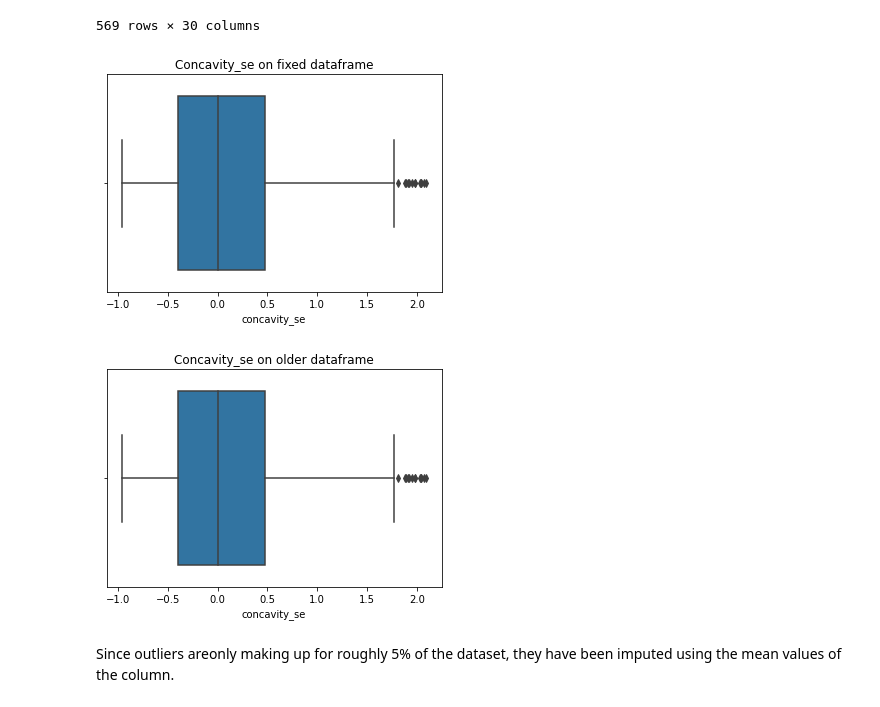
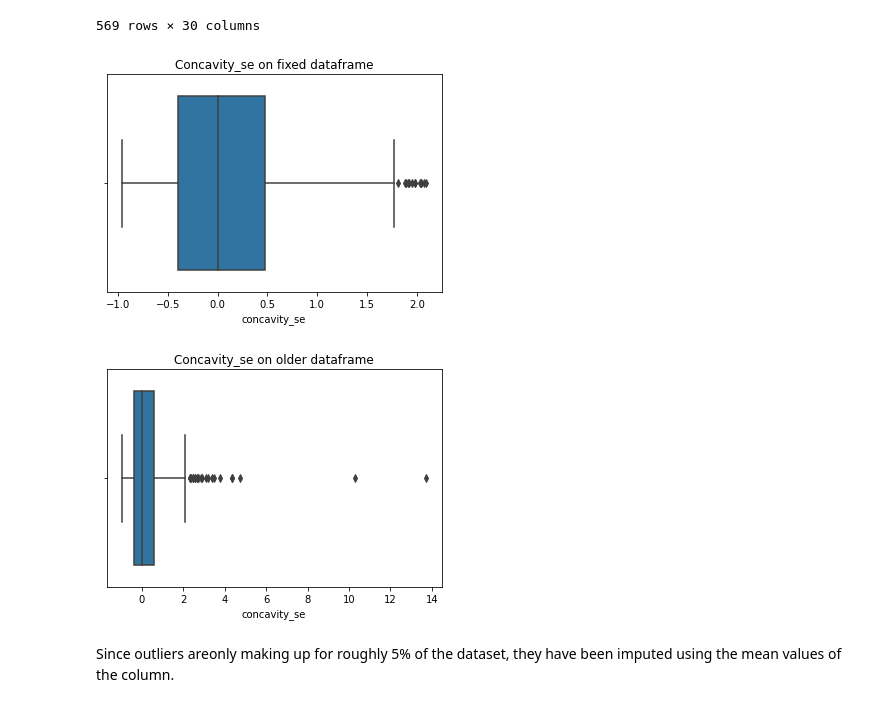
Before and after one commit to shubhisaxena1202/udacity-nanodegree-projects, a Jupyter notebook: Project 1/Breast_Cancer.ipynb, the cells around one changed output. Drawn from its saved outputs; the diff is of its cells as text; code cells hidden in the pictures.

```diff
--- a/Project 1/Breast_Cancer.ipynb
+++ b/Project 1/Breast_Cancer.ipynb
@@ -285,12 +287,12 @@ Since all groups have a number of outliers, we'll remove them.
 # %%
-# detect outliers
+# detect and fix outliers
 def fix_outlier(df):
     """
     This function detects the outliers in the column values and imputes with mean values.
     InputType:
-        pandas.series col
+        pandas.series
     ReturnType:
-        pandas.series col
+        pandas.series
     """
     Q1 = df.quantile(0.25)
     Q3 = df.quantile(0.75)
@@ -320,14 +322,14 @@ scaled_df_fixed
 # %%
 #Checking if the outliers have been fixed by plotting newer dataframe
 sns.boxplot(scaled_df_fixed['concavity_se'])
 plt.title("Concavity_se on fixed dataframe")
 plt.show()
-sns.boxplot(scaled_df_fixed['concavity_se'])
+sns.boxplot(scaled_df['concavity_se'])
 plt.title("Concavity_se on older dataframe")
 plt.show()
 # %% [output]
 [figure]
-[figure, old version]
+[figure, new version]
 # %% [markdown]
 Since outliers areonly making up for roughly 5% of the dataset, they have been imputed using the mean values of the column.
 # %% [markdown]
```
Also changed, not shown: parts of 4 cells of this notebook, 1 other file.
